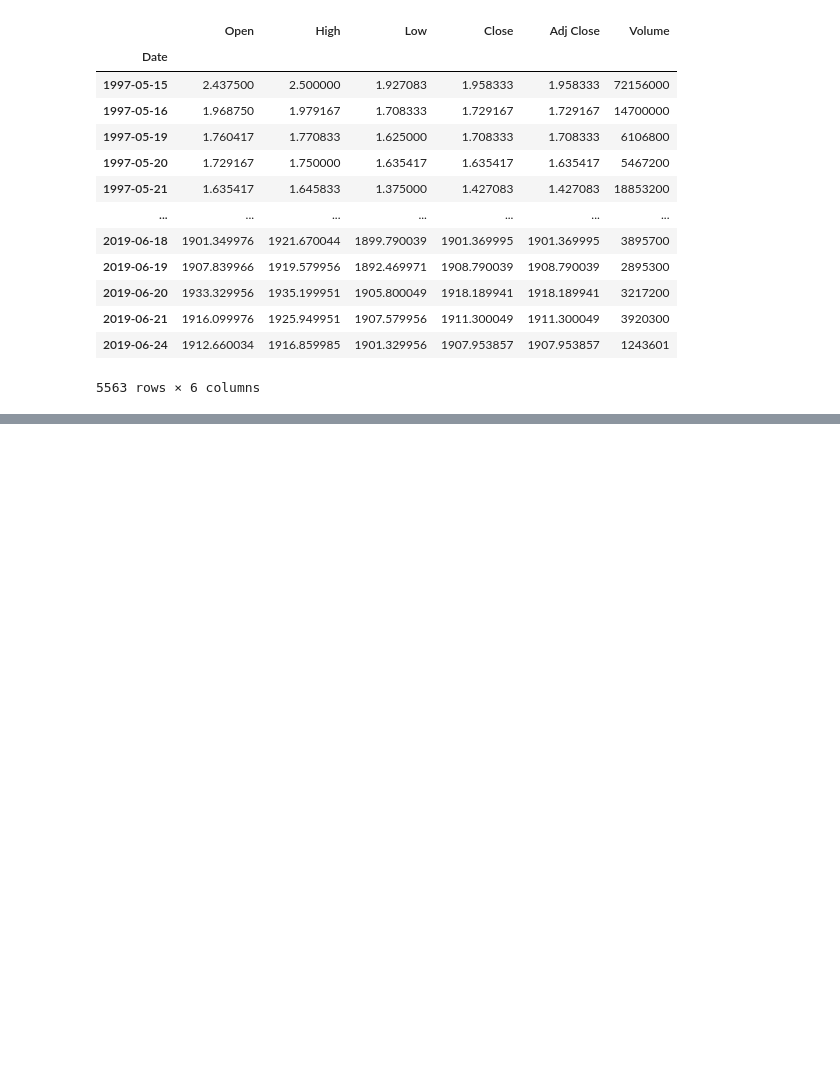
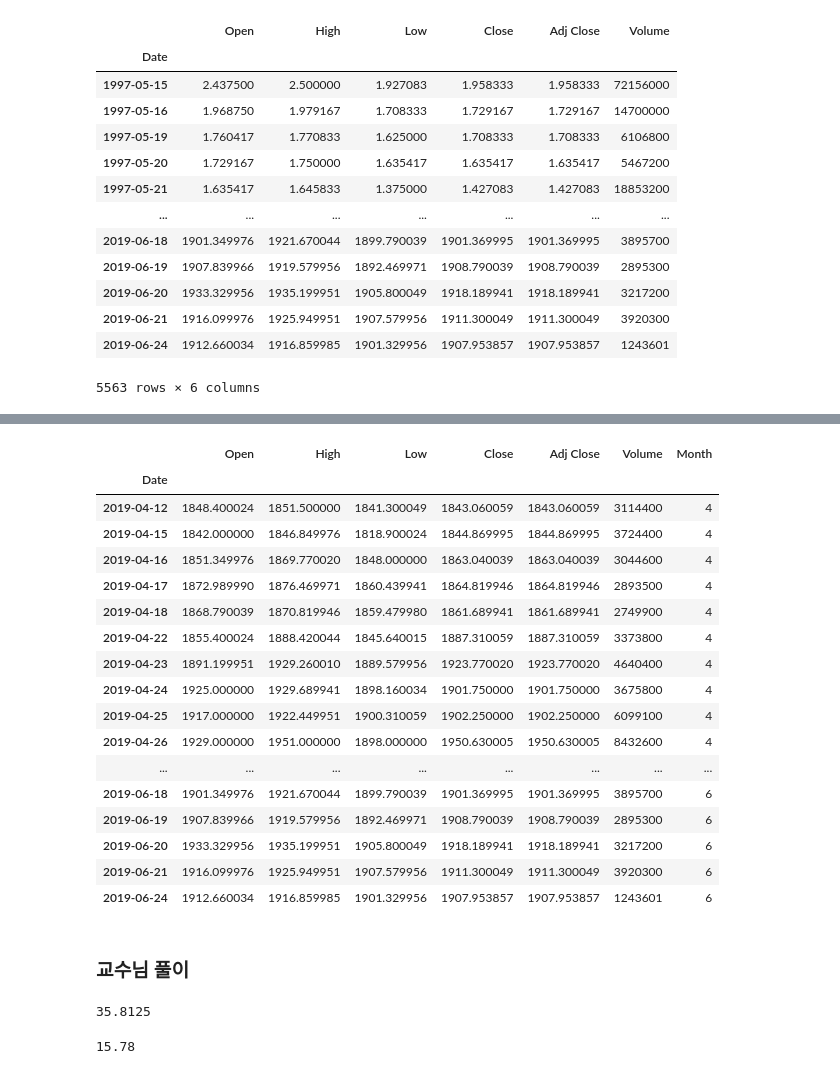
Before and after one commit to youngsang114/python-work, a Jupyter notebook: 230424/17_pandas.ipynb, the cells around one changed output, grey strips where cells are left out. Cells and saved outputs as stored; diff of their text form; code cells hidden in the pictures; blank space fills up the shorter version.

```diff
--- a/230424/17_pandas.ipynb
+++ b/230424/17_pandas.ipynb
@@ -188,0 +276,31 @@ ValueError: The truth value of a Series is ambiguous. Use a.empty, a.bool(), a.i
+# %%
+df.tail(50)
+# %% [output]
+|  | Open | High | Low | Close | Adj Close | Volume | Month |
+| Date |  |  |  |  |  |  |  |
+| 2019-04-12 | 1848.400024 | 1851.500000 | 1841.300049 | 1843.060059 | 1843.060059 | 3114400 | 4 |
+| 2019-04-15 | 1842.000000 | 1846.849976 | 1818.900024 | 1844.869995 | 1844.869995 | 3724400 | 4 |
+| 2019-04-16 | 1851.349976 | 1869.770020 | 1848.000000 | 1863.040039 | 1863.040039 | 3044600 | 4 |
+| 2019-04-17 | 1872.989990 | 1876.469971 | 1860.439941 | 1864.819946 | 1864.819946 | 2893500 | 4 |
+| 2019-04-18 | 1868.790039 | 1870.819946 | 1859.479980 | 1861.689941 | 1861.689941 | 2749900 | 4 |
+| 2019-04-22 | 1855.400024 | 1888.420044 | 1845.640015 | 1887.310059 | 1887.310059 | 3373800 | 4 |
+| 2019-04-23 | 1891.199951 | 1929.260010 | 1889.579956 | 1923.770020 | 1923.770020 | 4640400 | 4 |
+| 2019-04-24 | 1925.000000 | 1929.689941 | 1898.160034 | 1901.750000 | 1901.750000 | 3675800 | 4 |
+| 2019-04-25 | 1917.000000 | 1922.449951 | 1900.310059 | 1902.250000 | 1902.250000 | 6099100 | 4 |
+| 2019-04-26 | 1929.000000 | 1951.000000 | 1898.000000 | 1950.630005 | 1950.630005 | 8432600 | 4 |
+| ... | ... | ... | ... | ... | ... | ... | ... |
+| 2019-06-18 | 1901.349976 | 1921.670044 | 1899.790039 | 1901.369995 | 1901.369995 | 3895700 | 6 |
+| 2019-06-19 | 1907.839966 | 1919.579956 | 1892.469971 | 1908.790039 | 1908.790039 | 2895300 | 6 |
+| 2019-06-20 | 1933.329956 | 1935.199951 | 1905.800049 | 1918.189941 | 1918.189941 | 3217200 | 6 |
+| 2019-06-21 | 1916.099976 | 1925.949951 | 1907.579956 | 1911.300049 | 1911.300049 | 3920300 | 6 |
+| 2019-06-24 | 1912.660034 | 1916.859985 | 1901.329956 | 1907.953857 | 1907.953857 | 1243601 | 6 |
+# %% [markdown]
+### 교수님 풀이
+# %%
+df.loc['2000-11'].iloc[0]['Open']
+# %% [output]
+35.8125
+# %%
+df.loc['2001-04'].iloc[-1]['Close']
+# %% [output]
+15.78
```
Also changed, not shown: parts of 27 cells of this notebook.
